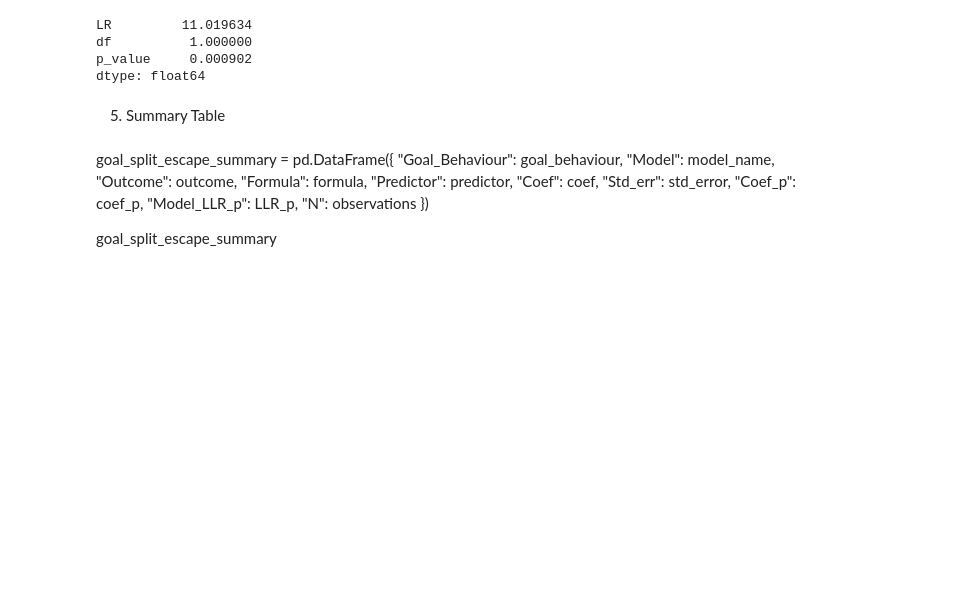
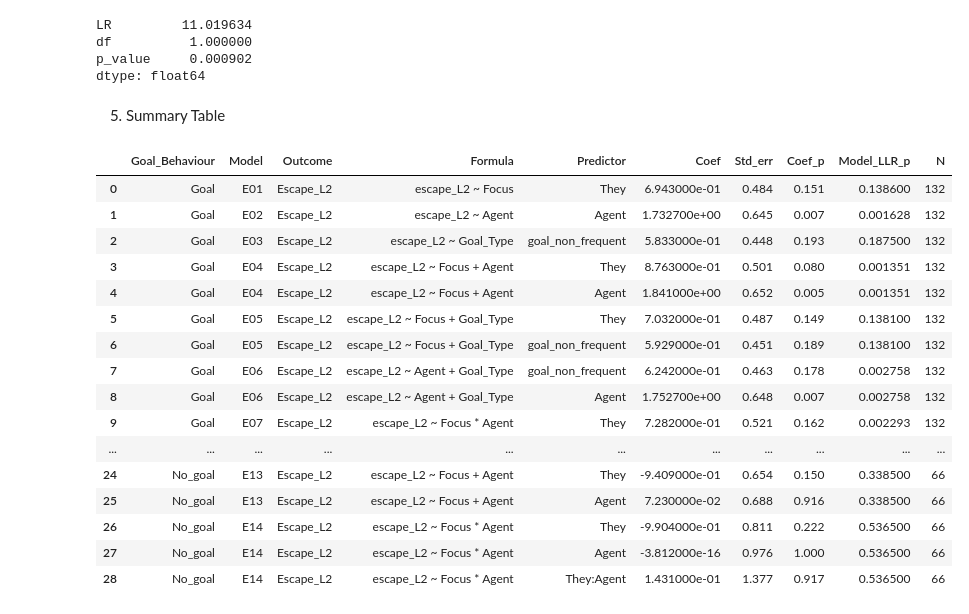
Before and after one commit to RoSoMu/counterfactual-desiderative-processing, a Jupyter notebook: notebooks/modeling/11b_goal_behaviour_escape_L2_focus.ipynb, the cells around one changed output. Saved outputs shown, nothing was run; the diff lists cells and outputs as text; code cells hidden in the pictures; blank space fills up the shorter version.

Commit message:
adding new model values to goal behaviour escape L2 with focus summary table

```diff
--- a/notebooks/modeling/11b_goal_behaviour_escape_L2_focus.ipynb
+++ b/notebooks/modeling/11b_goal_behaviour_escape_L2_focus.ipynb
@@ -777,27 +777,45 @@ formula = ["escape_L2 ~ Focus", "escape_L2 ~ Agent", "escape_L2 ~ Goal_Type", "e
 
 predictor= ["They", "Agent", "goal_non_frequent", "They", "Agent", "They", "goal_non_frequent", "goal_non_frequent", "Agent", "They", "Agent", "They:Agent", "They", "goal_non_frequent", "They:goal_non_frequent", "goal_non_frequent", "Agent", "Agent:goal_non_frequent", "They", "goal_non_frequent", "Agent", "They:Agent", "They", "Agent", "They", "Agent", "They", "Agent", "They:Agent"]
 
-coef = ["E01", 1.7327, 0.5833, "E04", "E04", "E05", "E05", 0.6242, 1.7527, "E07", "E07", "E07", "E08", "E08", "E08", 0.6061, 1.7047, 0.1315, "E10", "E10", "E10", "E10", "E11", 0.1625, "E13", "E13", "E14", "E14", "E14"]
+coef = [0.6943, 1.7327, 0.5833, 0.8763, 1.8410, 0.7032, 0.5929, 0.6242, 1.7527, 0.7282, 1.5755, 19.7294, 0.1054, 0.1382, 1.8768, 0.6061, 1.7047, 0.1315, 0.7424, 0.6405, 1.5997, 18.5474, -0.9474, 0.1625, -0.9409 , 0.0723,  -0.9904, -3.812e-16, 0.1431]
 
-std_error = ["E01", 0.645, 0.448, "E04", "E04", "E05", "E05", 0.463, 0.648, "E07", "E07", "E07", "E08", "E08", "E08", 0.499, 0.808, 1.356, "E10", "E10", "E10", "E10", "E11", 0.674, "E13", "E13", "E14", "E14", "E14"]
+std_error = [0.484, 0.645, 0.448, 0.501, 0.652, 0.487, 0.451, 0.463, 0.648, 0.521, 0.679, 2.15e+04, 0.592, 0.526, 1.238, 0.499, 0.808, 1.356, 0.526, 0.469, 0.684, 1.19e+04, 0.651, 0.674, 0.654, 0.688, 0.811, 0.976, 1.377]
 
-coef_p = ["E01", 0.007, 0.193, "E04", "E04", "E05", "E05", 0.178, 0.007, "E07", "E07", "E07", "E08", "E08", "E08", 0.224, 0.035, 0.923, "E10", "E10", "E10", "E10", "E11", 0.809, "E13", "E13", "E14", "E14", "E14"]
+coef_p = [0.151, 0.007, 0.193, 0.080, 0.005, 0.149, 0.189, 0.178, 0.007, 0.162, 0.020, 0.999, 0.859, 0.793, 0.130, 0.224, 0.035, 0.923, 0.158, 0.172, 0.019,0.999, 0.146, 0.809, 0.150, 0.916, 0.222, 1.000, 0.917]
 
-LLR_p = ["E01", 0.001628, 0.1875, "E04", "E04", "E05", "E05", 0.002758, 0.002758, "E07", "E07", "E07", "E08", "E08", "E08", 0.008117, 0.008117, 0.008117, "E10", "E10", "E10", "E10", "E11", 0.8084, "E13", "E13", "E14", "E14", "E14"]
+LLR_p = [0.1386, 0.001628, 0.1875, 0.001351, 0.001351, 0.1381, 0.1381, 0.002758, 0.002758, 0.002293, 0.002293, 0.002293, 0.07919, 0.07919, 0.07919, 0.008117, 0.008117, 0.008117, 0.002514, 0.002514, 0.002514, 0.002514, 0.1421, 0.8084, 0.3385, 0.3385, 0.5365, 0.5365, 0.5365]
 
 observations= [132, 132, 132, 132, 132, 132, 132, 132, 132, 132, 132,132, 132, 132, 132, 132, 132, 132, 132, 132, 132, 132, 66, 66, 66, 66, 66, 66, 66]
-# %% [markdown]
-goal_split_escape_summary = pd.DataFrame({
-    "Goal_Behaviour": goal_behaviour,
-    "Model": model_name,
-    "Outcome": outcome,
-    "Formula": formula,
-    "Predictor": predictor,
-    "Coef": coef,
-    "Std_err": std_error,
-    "Coef_p": coef_p,
-    "Model_LLR_p": LLR_p,
-    "N": observations
-})
-
-goal_split_escape_summary
+# %%
+goal_split_escape_summary = pd.DataFrame({
+    "Goal_Behaviour": goal_behaviour,
+    "Model": model_name,
+    "Outcome": outcome,
+    "Formula": formula,
+    "Predictor": predictor,
+    "Coef": coef,
+    "Std_err": std_error,
+    "Coef_p": coef_p,
+    "Model_LLR_p": LLR_p,
+    "N": observations
+})
+
+goal_split_escape_summary
+# %% [output]
+|  | Goal_Behaviour | Model | Outcome | Formula | Predictor | Coef | Std_err | Coef_p | Model_LLR_p | N |
+| 0 | Goal | E01 | Escape_L2 | escape_L2 ~ Focus | They | 6.943000e-01 | 0.484 | 0.151 | 0.138600 | 132 |
+| 1 | Goal | E02 | Escape_L2 | escape_L2 ~ Agent | Agent | 1.732700e+00 | 0.645 | 0.007 | 0.001628 | 132 |
+| 2 | Goal | E03 | Escape_L2 | escape_L2 ~ Goal_Type | goal_non_frequent | 5.833000e-01 | 0.448 | 0.193 | 0.187500 | 132 |
+| 3 | Goal | E04 | Escape_L2 | escape_L2 ~ Focus + Agent | They | 8.763000e-01 | 0.501 | 0.080 | 0.001351 | 132 |
+| 4 | Goal | E04 | Escape_L2 | escape_L2 ~ Focus + Agent | Agent | 1.841000e+00 | 0.652 | 0.005 | 0.001351 | 132 |
+| 5 | Goal | E05 | Escape_L2 | escape_L2 ~ Focus + Goal_Type | They | 7.032000e-01 | 0.487 | 0.149 | 0.138100 | 132 |
+| 6 | Goal | E05 | Escape_L2 | escape_L2 ~ Focus + Goal_Type | goal_non_frequent | 5.929000e-01 | 0.451 | 0.189 | 0.138100 | 132 |
+| 7 | Goal | E06 | Escape_L2 | escape_L2 ~ Agent + Goal_Type | goal_non_frequent | 6.242000e-01 | 0.463 | 0.178 | 0.002758 | 132 |
+| 8 | Goal | E06 | Escape_L2 | escape_L2 ~ Agent + Goal_Type | Agent | 1.752700e+00 | 0.648 | 0.007 | 0.002758 | 132 |
+| 9 | Goal | E07 | Escape_L2 | escape_L2 ~ Focus * Agent | They | 7.282000e-01 | 0.521 | 0.162 | 0.002293 | 132 |
+| ... | ... | ... | ... | ... | ... | ... | ... | ... | ... | ... |
+| 24 | No_goal | E13 | Escape_L2 | escape_L2 ~ Focus + Agent | They | -9.409000e-01 | 0.654 | 0.150 | 0.338500 | 66 |
+| 25 | No_goal | E13 | Escape_L2 | escape_L2 ~ Focus + Agent | Agent | 7.230000e-02 | 0.688 | 0.916 | 0.338500 | 66 |
+| 26 | No_goal | E14 | Escape_L2 | escape_L2 ~ Focus * Agent | They | -9.904000e-01 | 0.811 | 0.222 | 0.536500 | 66 |
+| 27 | No_goal | E14 | Escape_L2 | escape_L2 ~ Focus * Agent | Agent | -3.812000e-16 | 0.976 | 1.000 | 0.536500 | 66 |
+| 28 | No_goal | E14 | Escape_L2 | escape_L2 ~ Focus * Agent | They:Agent | 1.431000e-01 | 1.377 | 0.917 | 0.536500 | 66 |
```
Also changed, not shown: parts of 15 cells of this notebook.
